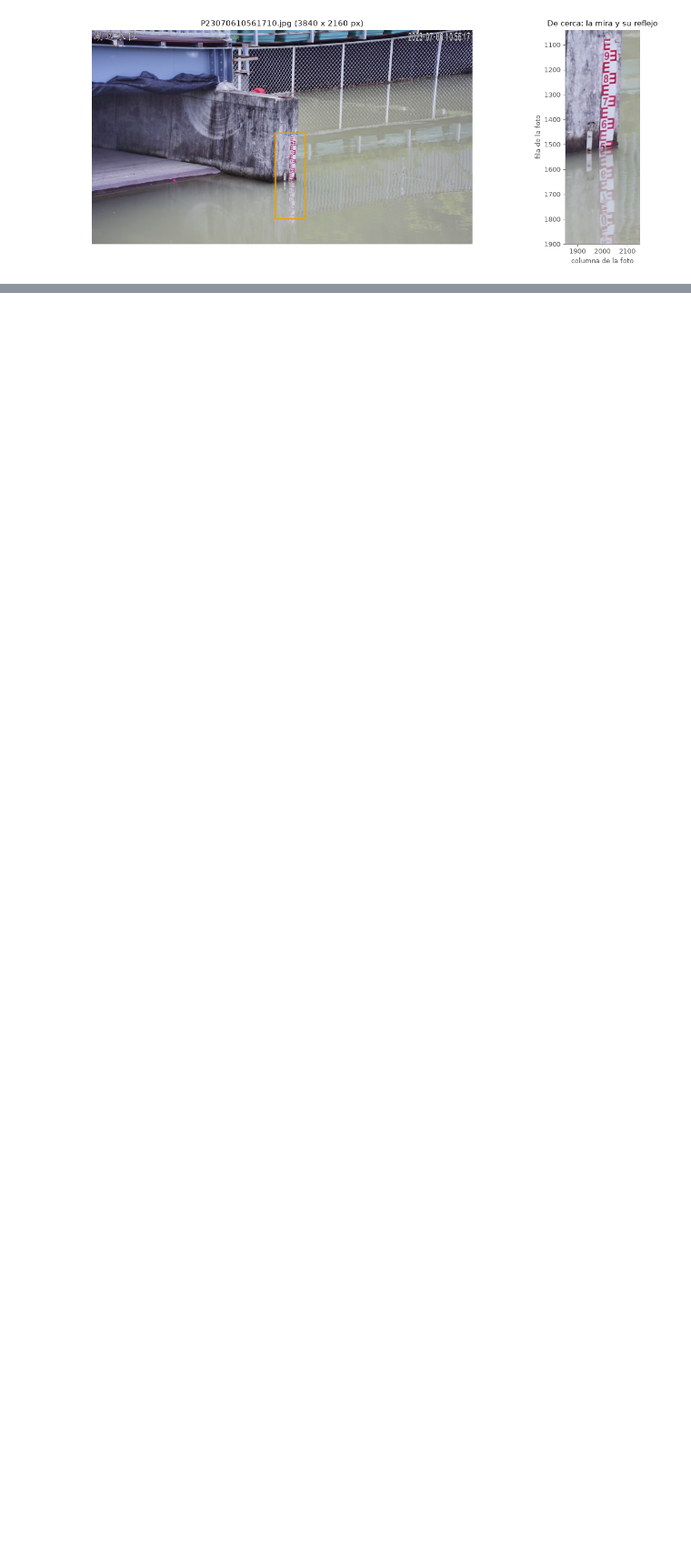
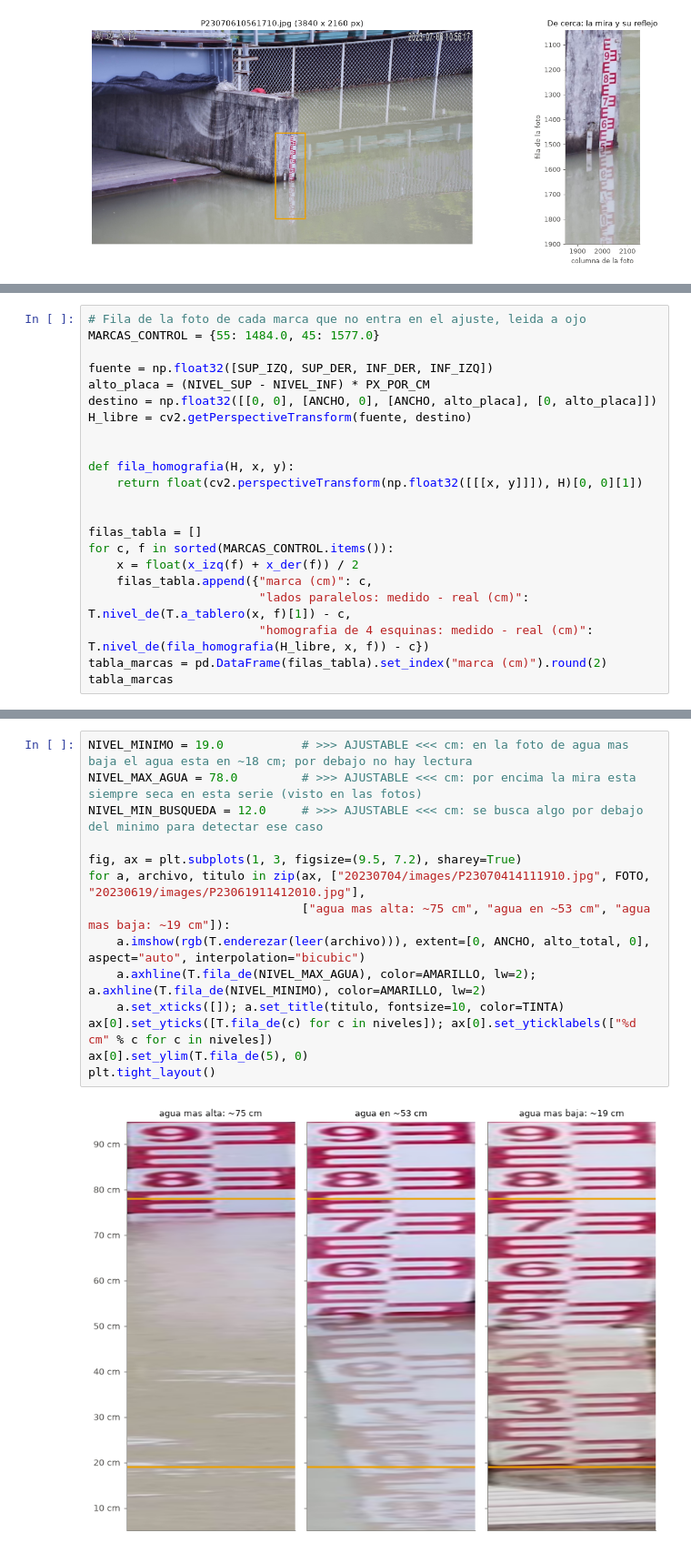
Before and after one commit to SCaballero427/medicion-de-nivel-en-canales-abiertos, a Jupyter notebook: 02_lago_china_primera_mejora/02_lago_china_primera_mejora.ipynb, the cells around one changed output, grey strips where cells are left out. Shown at 91% size. Cells and saved outputs as stored; diff of their text form; blank space fills up the shorter version.

```diff
--- a/02_lago_china_primera_mejora/02_lago_china_primera_mejora.ipynb
+++ b/02_lago_china_primera_mejora/02_lago_china_primera_mejora.ipynb
@@ -137,0 +233,22 @@ plt.tight_layout()
+# %%
+# Fila de la foto de cada marca que no entra en el ajuste, leida a ojo
+MARCAS_CONTROL = {55: 1484.0, 45: 1577.0}
+
+fuente = np.float32([SUP_IZQ, SUP_DER, INF_DER, INF_IZQ])
+alto_placa = (NIVEL_SUP - NIVEL_INF) * PX_POR_CM
+destino = np.float32([[0, 0], [ANCHO, 0], [ANCHO, alto_placa], [0, alto_placa]])
+H_libre = cv2.getPerspectiveTransform(fuente, destino)
+
+
+def fila_homografia(H, x, y):
+    return float(cv2.perspectiveTransform(np.float32([[[x, y]]]), H)[0, 0][1])
+
+
+filas_tabla = []
+for c, f in sorted(MARCAS_CONTROL.items()):
+    x = float(x_izq(f) + x_der(f)) / 2
+    filas_tabla.append({"marca (cm)": c,
+                        "lados paralelos: medido - real (cm)": T.nivel_de(T.a_tablero(x, f)[1]) - c,
+                        "homografia de 4 esquinas: medido - real (cm)": T.nivel_de(fila_homografia(H_libre, x, f)) - c})
+tabla_marcas = pd.DataFrame(filas_tabla).set_index("marca (cm)").round(2)
+tabla_marcas
@@ -137,0 +264,16 @@ plt.tight_layout()
+# %%
+NIVEL_MINIMO = 19.0           # >>> AJUSTABLE <<< cm: en la foto de agua mas baja el agua esta en ~18 cm; por debajo no hay lectura
+NIVEL_MAX_AGUA = 78.0         # >>> AJUSTABLE <<< cm: por encima la mira esta siempre seca en esta serie (visto en las fotos)
+NIVEL_MIN_BUSQUEDA = 12.0     # >>> AJUSTABLE <<< cm: se busca algo por debajo del minimo para detectar ese caso
+
+fig, ax = plt.subplots(1, 3, figsize=(9.5, 7.2), sharey=True)
+for a, archivo, titulo in zip(ax, ["20230704/images/P23070414111910.jpg", FOTO, "20230619/images/P23061911412010.jpg"],
+                              ["agua mas alta: ~75 cm", "agua en ~53 cm", "agua mas baja: ~19 cm"]):
+    a.imshow(rgb(T.enderezar(leer(archivo))), extent=[0, ANCHO, alto_total, 0], aspect="auto", interpolation="bicubic")
+    a.axhline(T.fila_de(NIVEL_MAX_AGUA), color=AMARILLO, lw=2); a.axhline(T.fila_de(NIVEL_MINIMO), color=AMARILLO, lw=2)
+    a.set_xticks([]); a.set_title(titulo, fontsize=10, color=TINTA)
+ax[0].set_yticks([T.fila_de(c) for c in niveles]); ax[0].set_yticklabels(["%d cm" % c for c in niveles])
+ax[0].set_ylim(T.fila_de(5), 0)
+plt.tight_layout()
+# %% [output]
+[figure, added]
```
Also changed, not shown: parts of 7 cells of this notebook.
